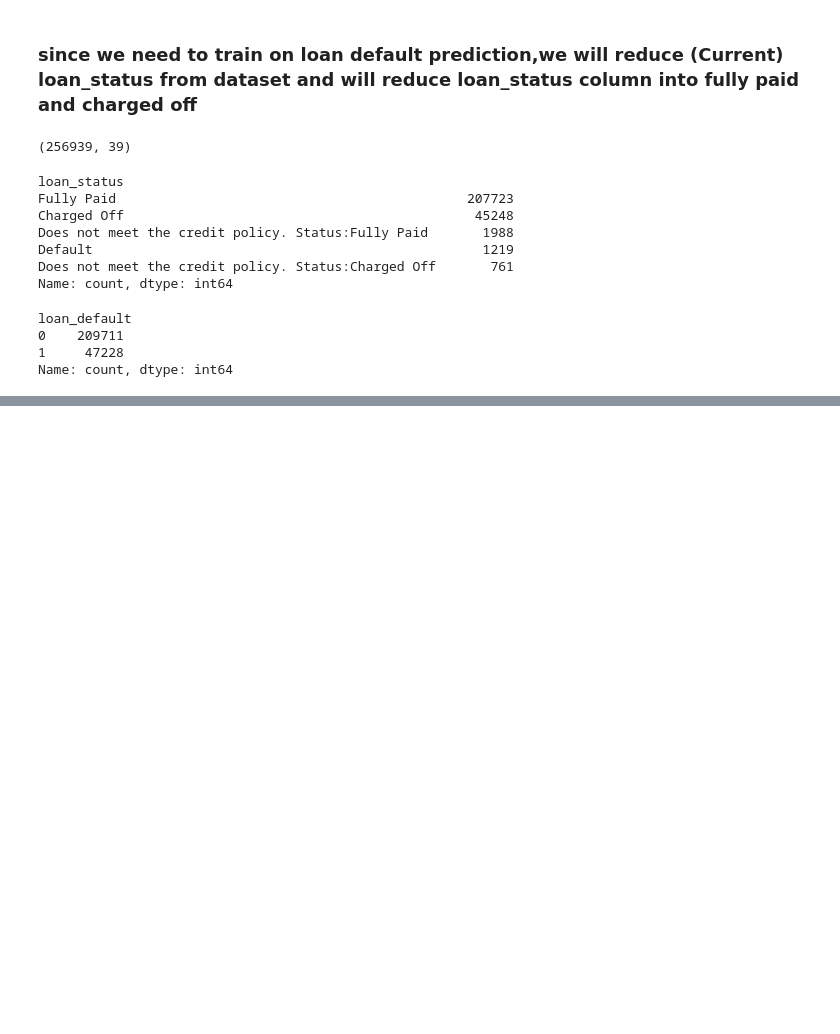
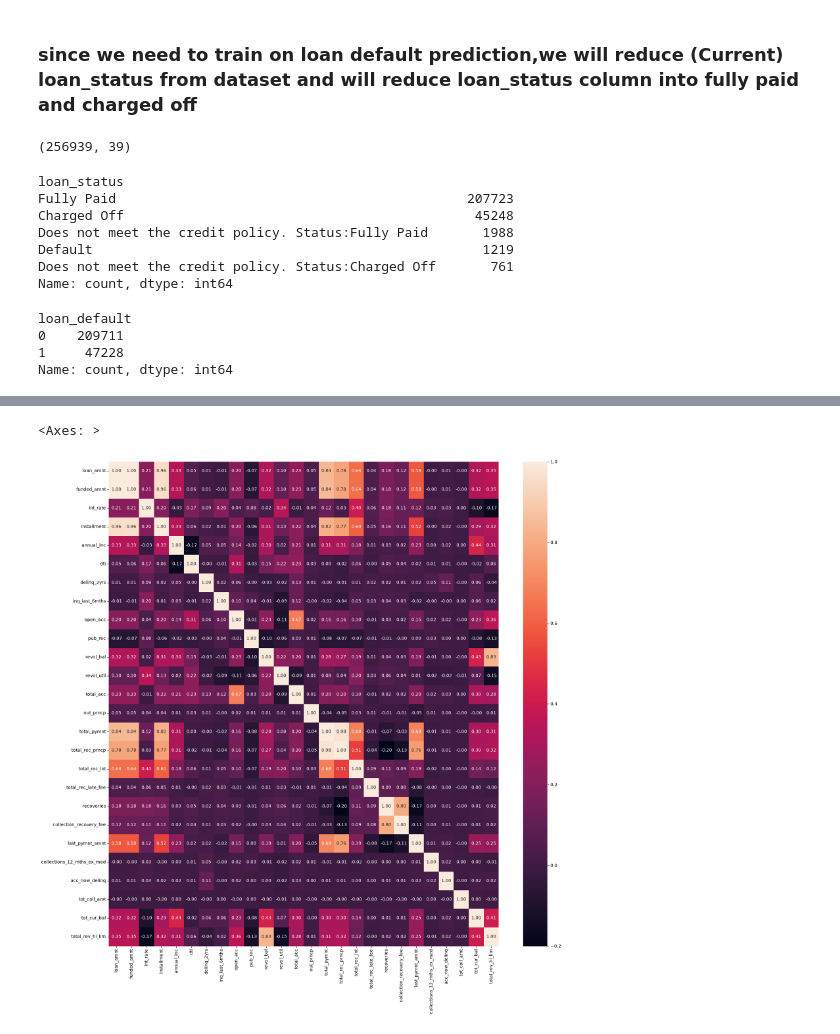
Before and after one commit to altamash-syed/syed-Task3, a Jupyter notebook: loan_predict.ipynb, the cells around one changed output, grey strips where cells are left out. Cells and saved outputs as stored; diff of their text form; code cells hidden in the pictures; blank space fills up the shorter version.

```diff
--- a/loan_predict.ipynb
+++ b/loan_predict.ipynb
@@ -160,6 +164,8 @@ loan_default
 0    209711
 1     47228
 Name: count, dtype: int64
+# %%
+df.drop('loan_status',axis=1,inplace=True)
 # %%
 df.isnull().sum()
 # %% [output]
@@ -182,0 +216,6 @@ dtype: int64
+# %%
+plot.figure(figsize=(20,20))
+sns.heatmap(df.corr(numeric_only=True),annot=True,fmt=".2f")
+# %% [output]
+<Axes: >
+[figure, added]
```
Also changed, not shown: parts of 62 cells of this notebook.
